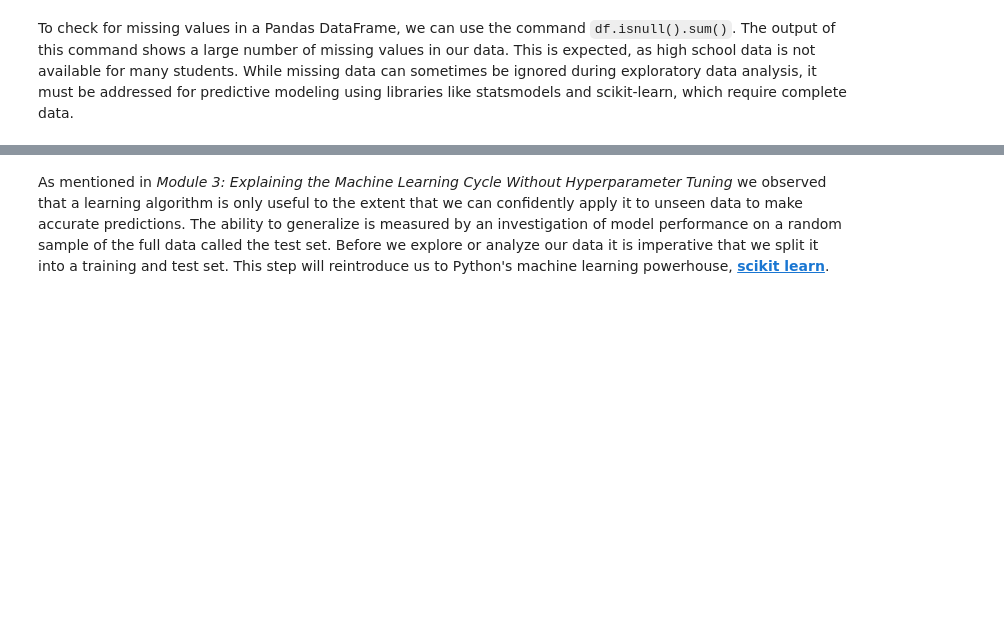
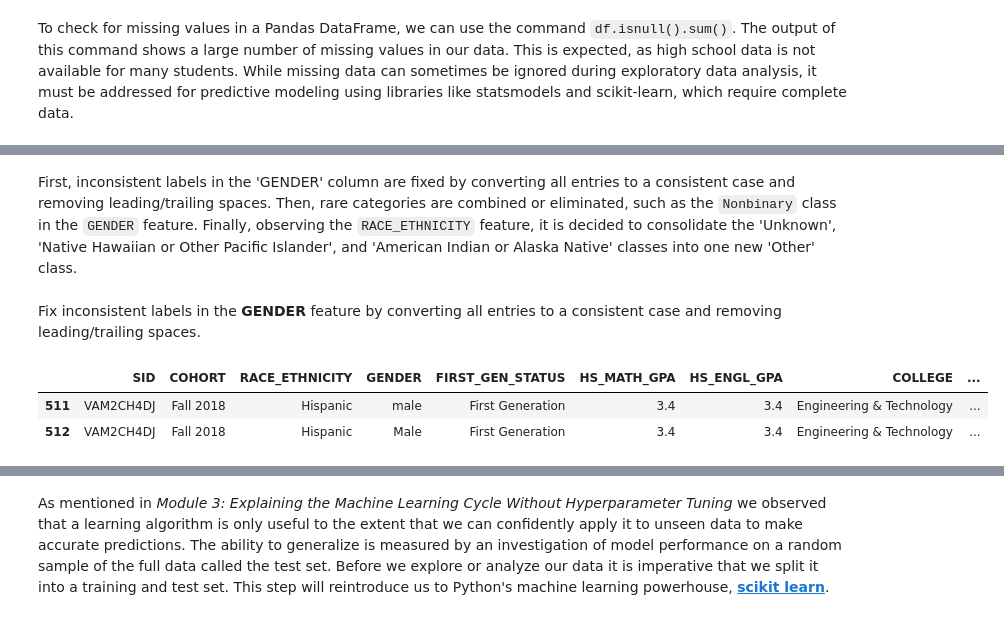
Before and after one commit to jcapitz/Applied-Data-Analytics-For-Higher-Education-Course-2, a Jupyter notebook: 2.3. Get Your Data Machine Learning Ready for Classification - Data Wrangling-Copy1.ipynb, the cells around one changed output, grey strips where cells are left out. Drawn from its saved outputs; the diff is of its cells as text; code cells hidden in the pictures; blank space fills up the shorter version.

```diff
--- a/2.3. Get Your Data Machine Learning Ready for Classification - Data Wrangling-Copy1.ipynb
+++ b/2.3. Get Your Data Machine Learning Ready for Classification - Data Wrangling-Copy1.ipynb
@@ -331,0 +260,10 @@ We will save the processed `training` and `predict` datasets for use in other ex
+# %% [markdown]
+First, inconsistent labels in the 'GENDER' column are fixed by converting all entries to a consistent case and removing leading/trailing spaces. Then, rare categories are combined or eliminated, such as the `Nonbinary` class in the `GENDER` feature. Finally, observing the `RACE_ETHNICITY` feature, it is decided to consolidate the 'Unknown', 'Native Hawaiian or Other Pacific Islander', and 'American Indian or Alaska Native' classes into one new 'Other' class.
+# %% [markdown]
+Fix inconsistent labels in the **GENDER** feature by converting all entries to a consistent case and removing leading/trailing spaces.
+# %%
+df[df.SID=='VAM2CH4DJ']
+# %% [output]
+|  | SID | COHORT | RACE_ETHNICITY | GENDER | FIRST_GEN_STATUS | HS_MATH_GPA | HS_ENGL_GPA | COLLEGE | ... |
+| 511 | VAM2CH4DJ | Fall 2018 | Hispanic | male | First Generation | 3.4 | 3.4 | Engineering & Technology | ... |
+| 512 | VAM2CH4DJ | Fall 2018 | Hispanic | Male | First Generation | 3.4 | 3.4 | Engineering & Technology | ... |
```
Also changed, not shown: parts of 55 cells of this notebook, 1 other file.
